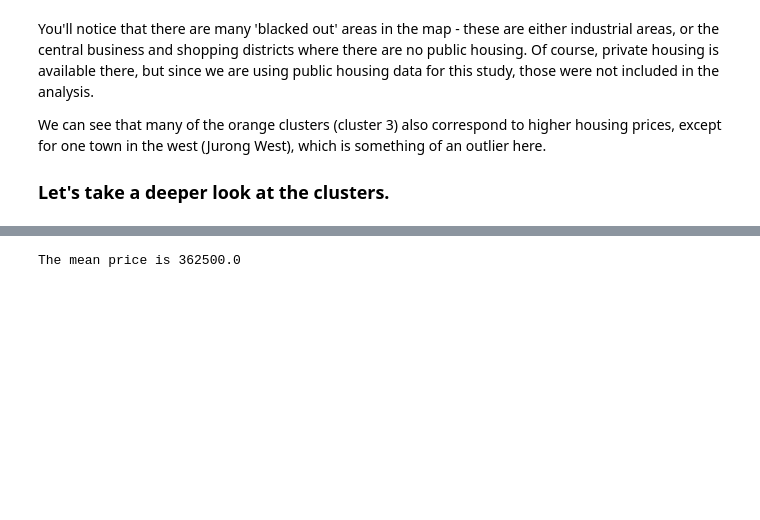
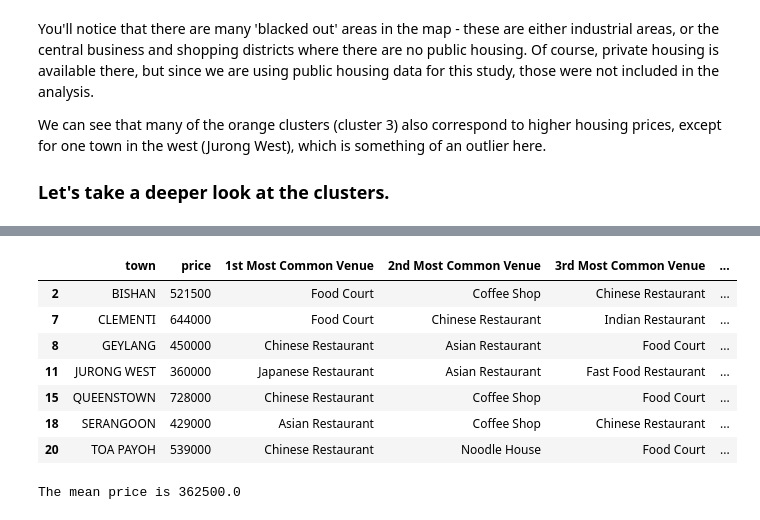
Before and after one commit to glenteoh/Coursera_Capstone, a Jupyter notebook: Clustering in Singapore.ipynb, the cells around one changed output, grey strips where cells are left out. Drawn from its saved outputs; the diff is of its cells as text; code cells hidden in the pictures; blank space fills up the shorter version.

```diff
--- a/Clustering in Singapore.ipynb
+++ b/Clustering in Singapore.ipynb
@@ -543,6 +570,18 @@ The mean price is 418000.0
 |  | price | 1st Most Common Venue | 2nd Most Common Venue | 3rd Most Common Venue | 4th Most Common Venue | ... |
 | 5 | 411000 | Fast Food Restaurant | Café | Coffee Shop | Asian Restaurant | ... |
 | 17 | 425000 | Bus Station | Food Court | Fast Food Restaurant | Coffee Shop | ... |
+# %%
+test2 = sin_merged.loc[sin_merged['Cluster Labels'] == 3].drop(columns=['Latitude', 'Longitude','Cluster Labels'])
+test2
+# %% [output]
+|  | town | price | 1st Most Common Venue | 2nd Most Common Venue | 3rd Most Common Venue | ... |
+| 2 | BISHAN | 521500 | Food Court | Coffee Shop | Chinese Restaurant | ... |
+| 7 | CLEMENTI | 644000 | Food Court | Chinese Restaurant | Indian Restaurant | ... |
+| 8 | GEYLANG | 450000 | Chinese Restaurant | Asian Restaurant | Food Court | ... |
+| 11 | JURONG WEST | 360000 | Japanese Restaurant | Asian Restaurant | Fast Food Restaurant | ... |
+| 15 | QUEENSTOWN | 728000 | Chinese Restaurant | Coffee Shop | Food Court | ... |
+| 18 | SERANGOON | 429000 | Asian Restaurant | Coffee Shop | Chinese Restaurant | ... |
+| 20 | TOA PAYOH | 539000 | Chinese Restaurant | Noodle House | Food Court | ... |
 # %%
 cl3 = sin_merged.loc[sin_merged['Cluster Labels'] == 2, sin_merged.columns[[1] + list(range(5,sin_merged.shape[1]))]]
 cl3 = cl3.astype({'price': 'int32'})
```
Also changed, not shown: parts of 3 cells of this notebook.
